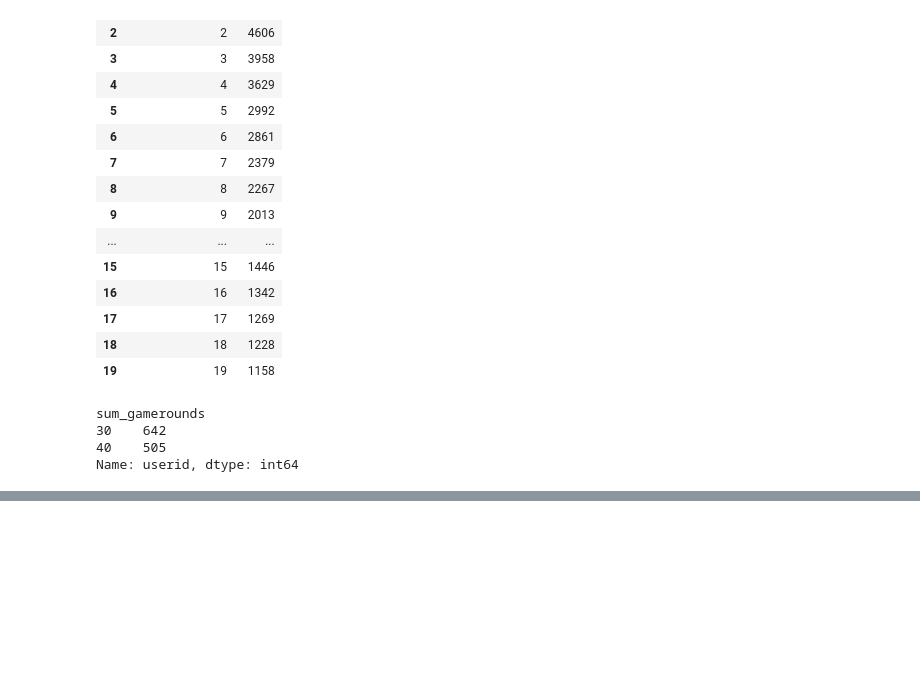
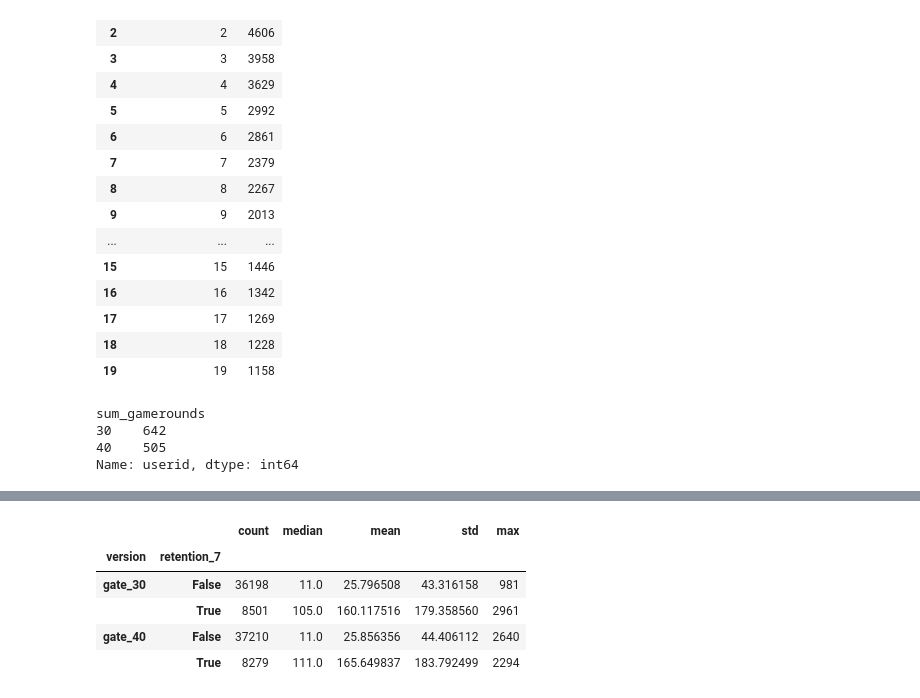
Before and after one commit to nilavya2000/A-B_testing, a Jupyter notebook: cookies_cats.ipynb, the cells around one changed output, grey strips where cells are left out. Saved outputs shown, nothing was run; the diff lists cells and outputs as text; code cells hidden in the pictures; blank space fills up the shorter version.

```diff
--- a/cookies_cats.ipynb
+++ b/cookies_cats.ipynb
@@ -203,0 +237,9 @@ Name: userid, dtype: int64
+# %%
+ab.groupby(['version','retention_7']).sum_gamerounds.agg(['count','median','mean','std','max'])
+# %% [output]
+|  |  | count | median | mean | std | max |
+| version | retention_7 |  |  |  |  |  |
+| gate_30 | False | 36198 | 11.0 | 25.796508 | 43.316158 | 981 |
+|  | True | 8501 | 105.0 | 160.117516 | 179.358560 | 2961 |
+| gate_40 | False | 37210 | 11.0 | 25.856356 | 44.406112 | 2640 |
+|  | True | 8279 | 111.0 | 165.649837 | 183.792499 | 2294 |
```
Also changed, not shown: parts of 10 cells of this notebook.
